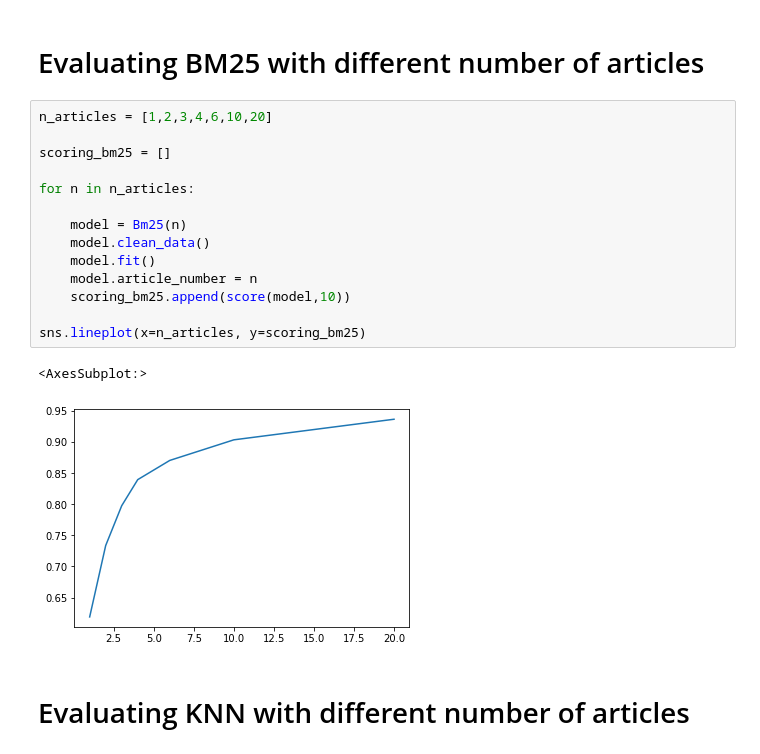
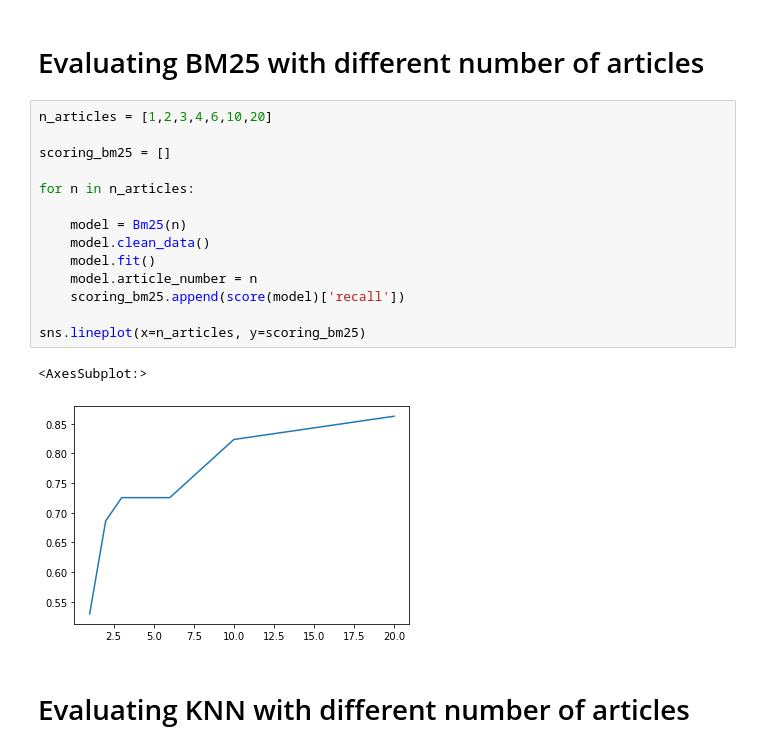
Before and after one commit to MarcusLZ/harvai, a Jupyter notebook: notebooks/retriever_eval.ipynb, the cells around one changed output. Saved outputs shown, nothing was run; the diff lists cells and outputs as text.

```diff
--- a/notebooks/retriever_eval.ipynb
+++ b/notebooks/retriever_eval.ipynb
@@ -21,20 +36,20 @@ import matplotlib.pyplot as plt
 # %%
 n_articles = [1,2,3,4,6,10,20]
 
 scoring_bm25 = []
 
 for n in n_articles:
 
     model = Bm25(n)
     model.clean_data()
     model.fit()
     model.article_number = n
-    scoring_bm25.append(score(model,10))
+    scoring_bm25.append(score(model)['recall'])
 
 sns.lineplot(x=n_articles, y=scoring_bm25)
 # %% [output]
 <AxesSubplot:>
-[figure, old version]
+[figure, new version]
 # %% [markdown]
 # Evaluating KNN with different number of articles
 # %%
```
Also changed, not shown: parts of 6 cells of this notebook, 5 other files.
